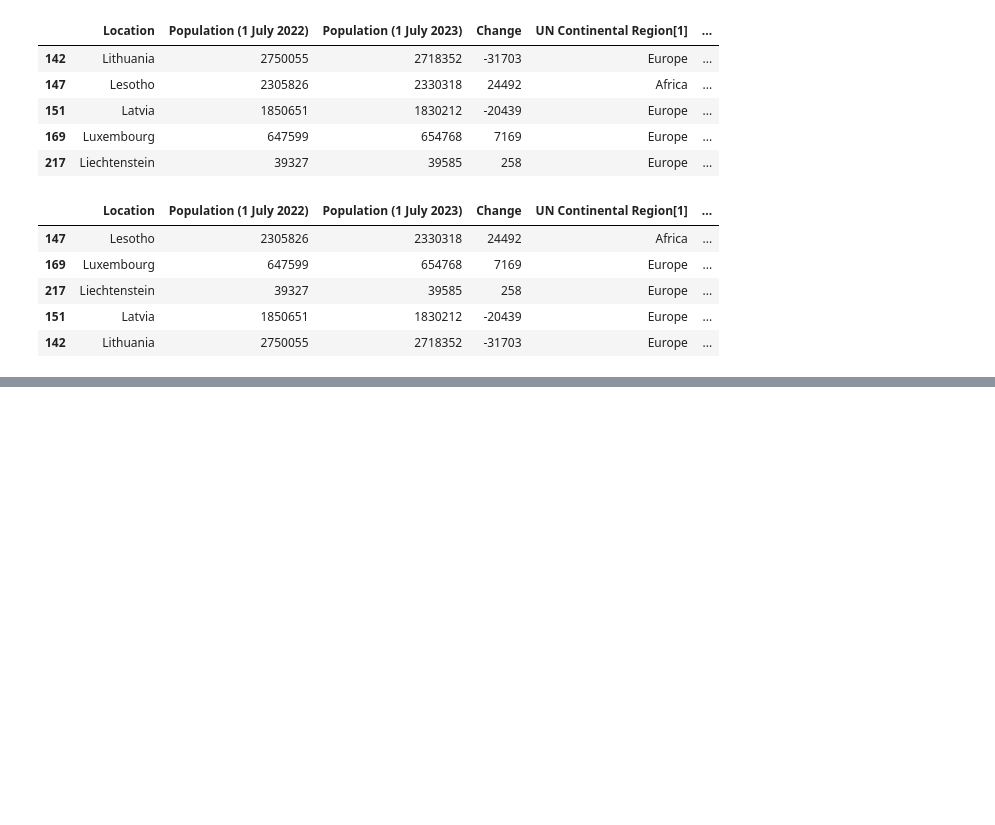
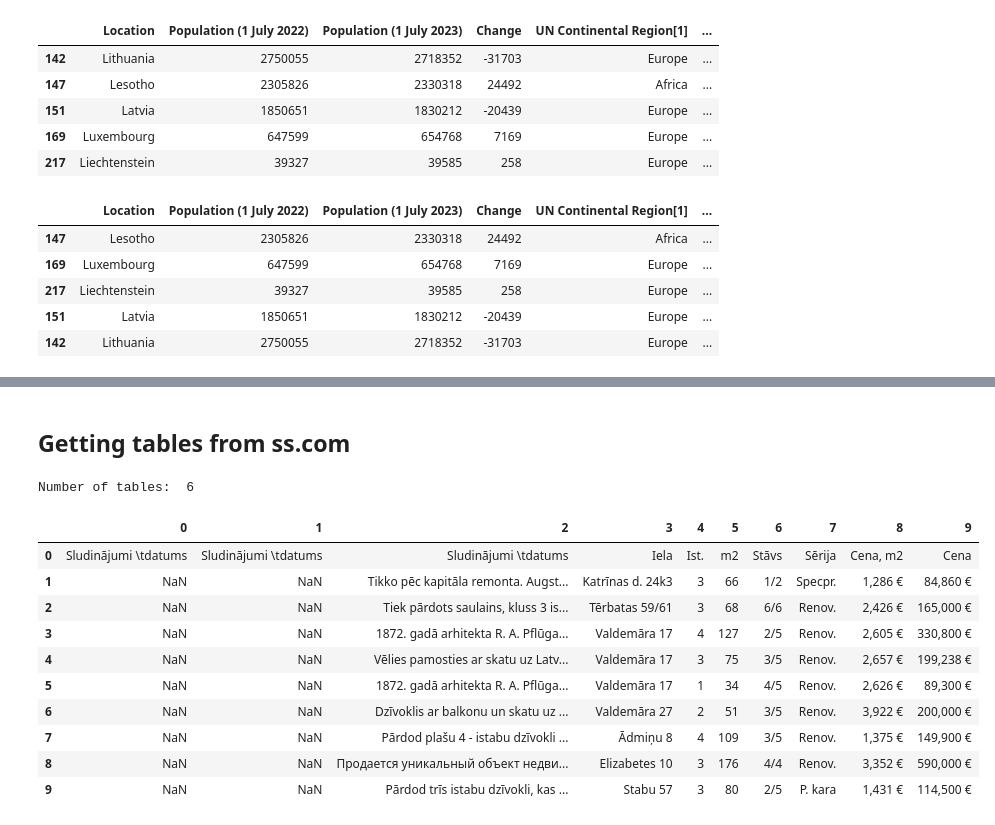
Before and after one commit to ValRCS/DAS_Python_24, a Jupyter notebook: A29_Group/Topic_15_Web_Scraping/WebScraping_with_Pandas.ipynb, the cells around one changed output, grey strips where cells are left out. Cells and saved outputs as stored; diff of their text form; code cells hidden in the pictures; blank space fills up the shorter version.

Commit message:
scraping table ss

```diff
--- a/A29_Group/Topic_15_Web_Scraping/WebScraping_with_Pandas.ipynb
+++ b/A29_Group/Topic_15_Web_Scraping/WebScraping_with_Pandas.ipynb
@@ -225,3 +227,25 @@ l_countries.plot(x="Location",
 
 
 # there is an upcoming library Polars that is supposed to be faster than Pandas - but similar in functionality
+# %% [markdown]
+## Getting tables from ss.com
+# %%
+ss_url = "https://www.ss.com/lv/real-estate/flats/riga/centre/sell/"
+ss_tables = pd.read_html(ss_url) # this connects to the internet
+print("Number of tables: ", len(ss_tables)) # len() is a standard function
+# we want the 5th table with index 4
+ss_table = ss_tables[4] # 4 is the index of the table
+ss_table.head(10) # head() is a method of DataFrame
+# %% [output]
+Number of tables:  6
+|  | 0 | 1 | 2 | 3 | 4 | 5 | 6 | 7 | 8 | 9 |
+| 0 | Sludinājumi \tdatums | Sludinājumi \tdatums | Sludinājumi \tdatums | Iela | Ist. | m2 | Stāvs | Sērija | Cena, m2 | Cena |
+| 1 | NaN | NaN | Tikko pēc kapitāla remonta. Augst... | Katrīnas d. 24k3 | 3 | 66 | 1/2 | Specpr. | 1,286 € | 84,860 € |
+| 2 | NaN | NaN | Tiek pārdots saulains, kluss 3 is... | Tērbatas 59/61 | 3 | 68 | 6/6 | Renov. | 2,426 € | 165,000 € |
+| 3 | NaN | NaN | 1872. gadā arhitekta R. A. Pflūga... | Valdemāra 17 | 4 | 127 | 2/5 | Renov. | 2,605 € | 330,800 € |
+| 4 | NaN | NaN | Vēlies pamosties ar skatu uz Latv... | Valdemāra 17 | 3 | 75 | 3/5 | Renov. | 2,657 € | 199,238 € |
+| 5 | NaN | NaN | 1872. gadā arhitekta R. A. Pflūga... | Valdemāra 17 | 1 | 34 | 4/5 | Renov. | 2,626 € | 89,300 € |
+| 6 | NaN | NaN | Dzīvoklis ar balkonu un skatu uz ... | Valdemāra 27 | 2 | 51 | 3/5 | Renov. | 3,922 € | 200,000 € |
+| 7 | NaN | NaN | Pārdod plašu 4 - istabu dzīvokli ... | Ādmiņu 8 | 4 | 109 | 3/5 | Renov. | 1,375 € | 149,900 € |
+| 8 | NaN | NaN | Продается уникальный объект недви... | Elizabetes 10 | 3 | 176 | 4/4 | Renov. | 3,352 € | 590,000 € |
+| 9 | NaN | NaN | Pārdod trīs istabu dzīvokli, kas ... | Stabu 57 | 3 | 80 | 2/5 | P. kara | 1,431 € | 114,500 € |
```
Also changed, not shown: parts of 4 cells of this notebook, 2 other files.
